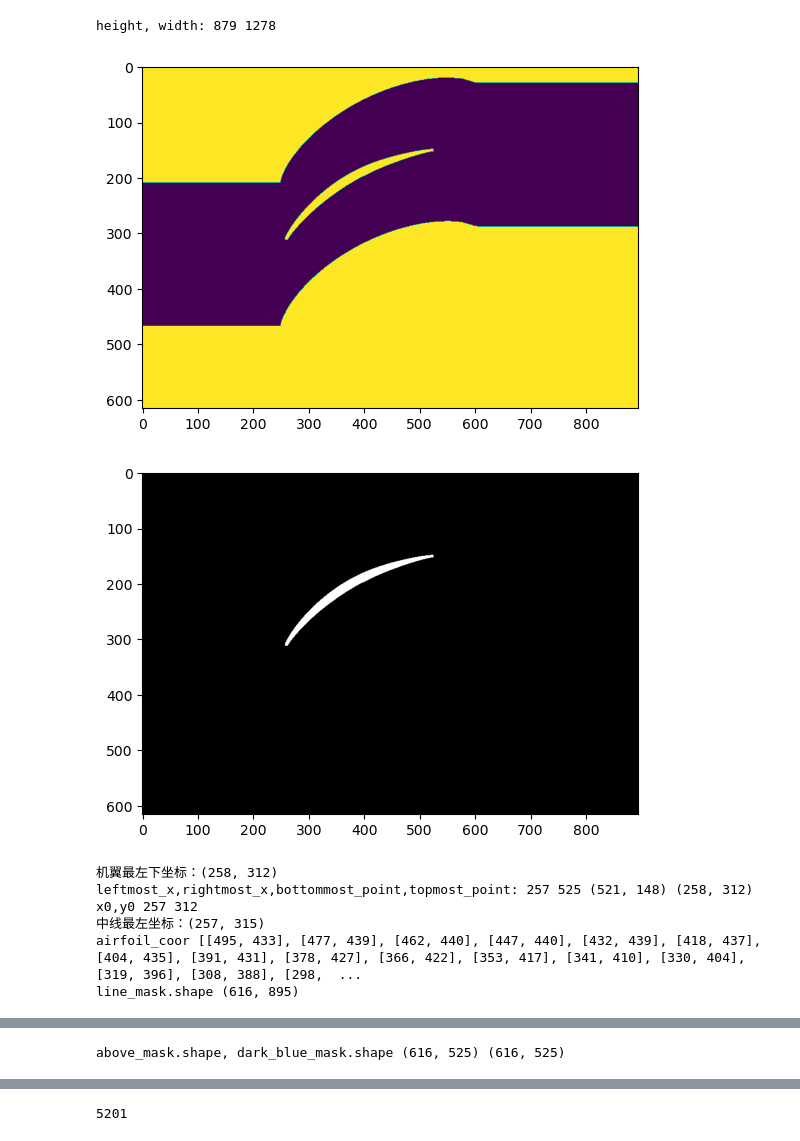
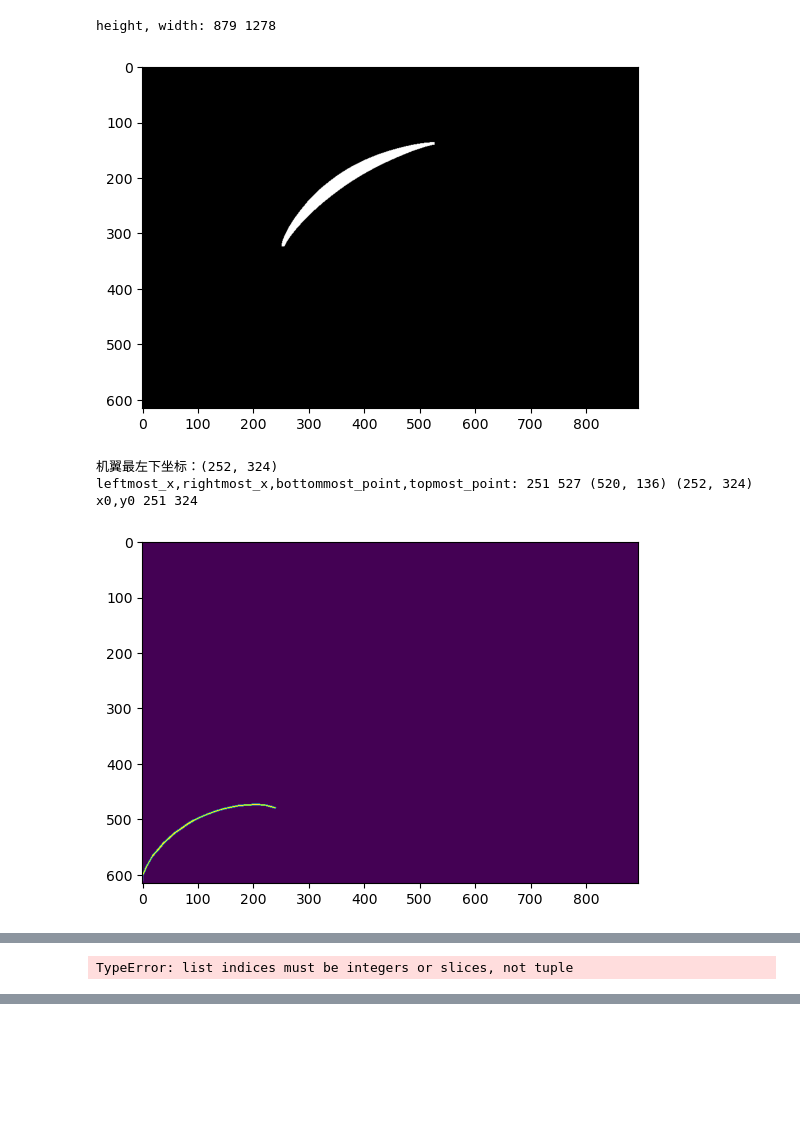
Before and after one commit to Perilla000leaves/Analytics_Vidhya, a Jupyter notebook: airfoil-cv.ipynb, the cells around one changed output, grey strips where cells are left out. Drawn from its saved outputs; the diff is of its cells as text; code cells hidden in the pictures; blank space fills up the shorter version.

Commit message:
Kaggle Notebook | airfoil cv  | Version 11

```diff
--- a/airfoil-cv.ipynb
+++ b/airfoil-cv.ipynb
@@ -96,15 +96,6 @@ def capture_airfoil(file_path):
     # 进行膨胀和腐蚀操作，消除噪声
     kernel = np.ones((5, 5), np.uint8)
     threshold = cv2.morphologyEx(threshold, cv2.MORPH_OPEN, kernel)
-
-    # 创建一个新的图形
-    plt.figure()
-
-    # 将图像显示在图形中
-    plt.imshow(threshold)
-
-    # 显示图形
-    plt.show()
 
     # 连通组件分析
     num_labels, labels, stats, centroids = cv2.connectedComponentsWithStats(threshold)
@@ -199,14 +248,11 @@ glob.glob("/kaggle/input/airfoil-geo/*")
 # %%
 image4 = cv2.imread("/kaggle/input/flowfieldpic/Pic/case1-100.png")
 
-capture_airfoil("/kaggle/input/flowfieldpic/Pic/case411-175.png")
+capture_airfoil("/kaggle/input/flowfieldpic/Pic/case415-200.png")
 # %% [output]
 height, width: 879 1278
-[figure, old version]
+[figure, new version]
+机翼最左下坐标：(252, 324)
+leftmost_x,rightmost_x,bottommost_point,topmost_point: 251 527 (520, 136) (252, 324)
+x0,y0 251 324
-[figure, old version]
+[figure, new version]
-机翼最左下坐标：(258, 312)
-leftmost_x,rightmost_x,bottommost_point,topmost_point: 257 525 (521, 148) (258, 312)
-x0,y0 257 312
-中线最左坐标：(257, 315)
-airfoil_coor [[495, 433], [477, 439], [462, 440], [447, 440], [432, 439], [418, 437], [404, 435], [391, 431], [378, 427], [366, 422], [353, 417], [341, 410], [330, 404], [319, 396], [308, 388], [298,  ...
-line_mask.shape (616, 895)
@@ -215 +260 @@ line_mask.shape (616, 895)
-above_mask.shape, dark_blue_mask.shape (616, 525) (616, 525)
+TypeError: list indices must be integers or slices, not tuple
@@ -217,4 +261,3 @@ above_mask.shape, dark_blue_mask.shape (616, 525) (616, 525)
-5201
 # %%
 import os
 import glob
```
Also changed, not shown: parts of 2 cells of this notebook.
